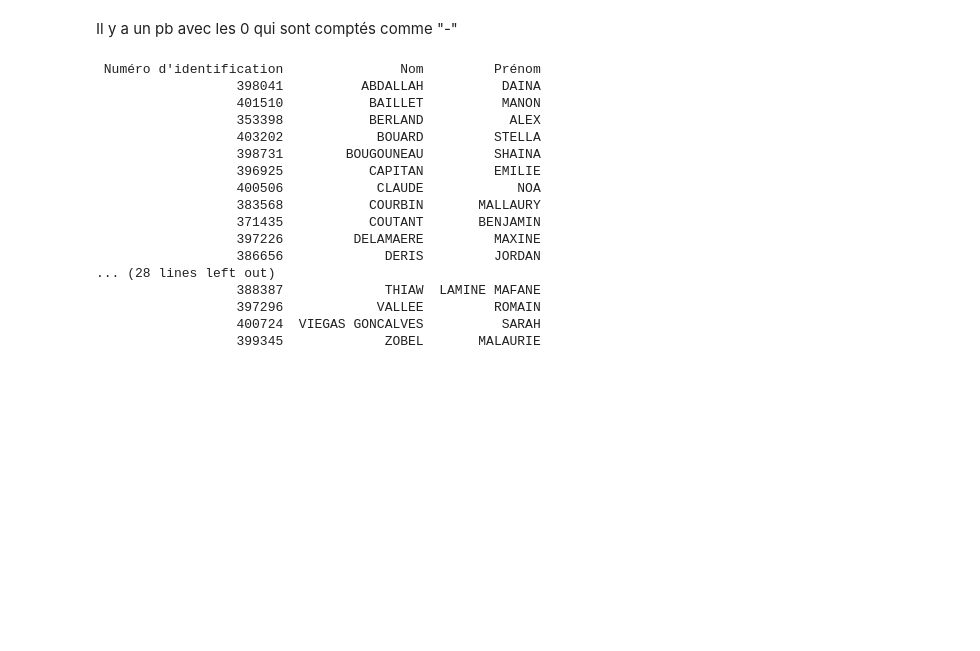
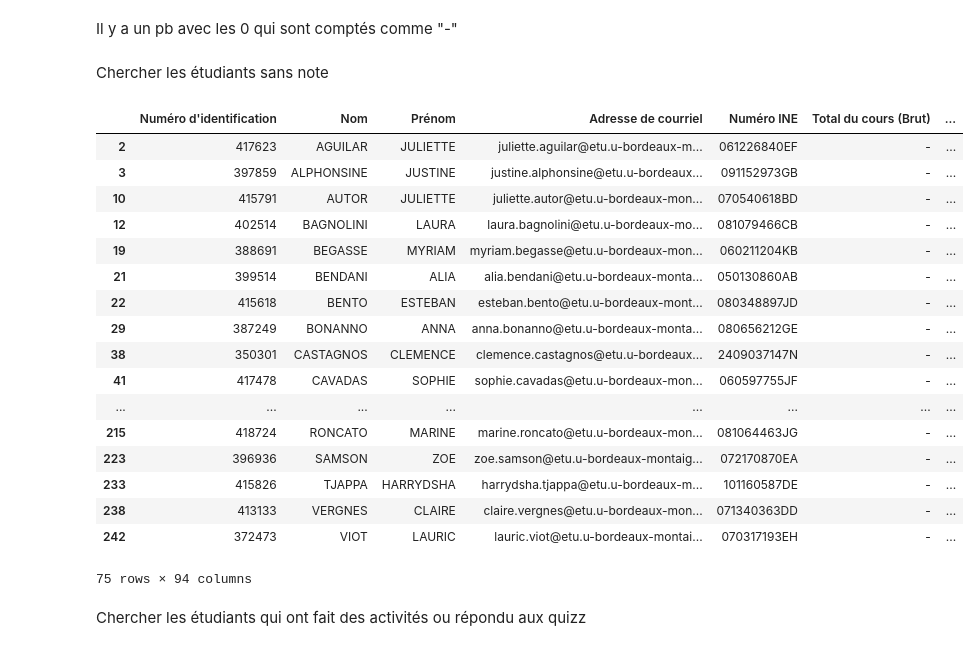
Before and after one commit to gboye/Divers, a Jupyter notebook: Montaigne/EtudiantsActifs-LNS1T2.ipynb, the cells around one changed output. Cells and saved outputs as stored; diff of their text form; code cells hidden in the pictures; blank space fills up the shorter version.

```diff
--- a/Montaigne/EtudiantsActifs-LNS1T2.ipynb
+++ b/Montaigne/EtudiantsActifs-LNS1T2.ipynb
@@ -56,4 +83,26 @@ dfCC
 # %% [markdown]
 Il y a un pb avec les 0 qui sont comptés comme "-"
+# %% [markdown]
+Chercher les étudiants sans note
 # %%
 dfDEF=dfNotes[~((dfCC!="-").any(1))]
+dfDEF
+# %% [output]
+|  | Numéro d'identification | Nom | Prénom | Adresse de courriel | Numéro INE | Total du cours (Brut) | ... |
+| 2 | 417623 | AGUILAR | JULIETTE | juliette.aguilar@etu.u-bordeaux-m... | 061226840EF | - | ... |
+| 3 | 397859 | ALPHONSINE | JUSTINE | justine.alphonsine@etu.u-bordeaux... | 091152973GB | - | ... |
+| 10 | 415791 | AUTOR | JULIETTE | juliette.autor@etu.u-bordeaux-mon... | 070540618BD | - | ... |
+| 12 | 402514 | BAGNOLINI | LAURA | laura.bagnolini@etu.u-bordeaux-mo... | 081079466CB | - | ... |
+| 19 | 388691 | BEGASSE | MYRIAM | myriam.begasse@etu.u-bordeaux-mon... | 060211204KB | - | ... |
+| 21 | 399514 | BENDANI | ALIA | alia.bendani@etu.u-bordeaux-monta... | 050130860AB | - | ... |
+| 22 | 415618 | BENTO | ESTEBAN | esteban.bento@etu.u-bordeaux-mont... | 080348897JD | - | ... |
+| 29 | 387249 | BONANNO | ANNA | anna.bonanno@etu.u-bordeaux-monta... | 080656212GE | - | ... |
+| 38 | 350301 | CASTAGNOS | CLEMENCE | clemence.castagnos@etu.u-bordeaux... | 2409037147N | - | ... |
+| 41 | 417478 | CAVADAS | SOPHIE | sophie.cavadas@etu.u-bordeaux-mon... | 060597755JF | - | ... |
+| ... | ... | ... | ... | ... | ... | ... | ... |
+| 215 | 418724 | RONCATO | MARINE | marine.roncato@etu.u-bordeaux-mon... | 081064463JG | - | ... |
+| 223 | 396936 | SAMSON | ZOE | zoe.samson@etu.u-bordeaux-montaig... | 072170870EA | - | ... |
+| 233 | 415826 | TJAPPA | HARRYDSHA | harrydsha.tjappa@etu.u-bordeaux-m... | 101160587DE | - | ... |
+| 238 | 413133 | VERGNES | CLAIRE | claire.vergnes@etu.u-bordeaux-mon... | 071340363DD | - | ... |
+| 242 | 372473 | VIOT | LAURIC | lauric.viot@etu.u-bordeaux-montai... | 070317193EH | - | ... |
+75 rows × 94 columns
@@ -62,20 +109,5 @@ dfAct=dfDEF.iloc[:,colsActivites]
+# %% [markdown]
+Chercher les étudiants qui ont fait des activités ou répondu aux quizz
 # %%
-print dfDEF[((dfAct!="-").any(1))].iloc[:,0:3].to_string(index=False)
+dfAct=dfDEF.loc[:,actSansNotes]
+actZeros=dfAct[((dfAct!="-").any(1))].index
-# %% [output]
- Numéro d'identification               Nom         Prénom
-                  398041          ABDALLAH          DAINA
-                  401510           BAILLET          MANON
-                  353398           BERLAND           ALEX
-                  403202            BOUARD         STELLA
-                  398731        BOUGOUNEAU         SHAINA
-                  396925           CAPITAN         EMILIE
-                  400506            CLAUDE            NOA
-                  383568           COURBIN       MALLAURY
-                  371435           COUTANT       BENJAMIN
-                  397226         DELAMAERE         MAXINE
-                  386656             DERIS         JORDAN
-... (28 lines left out)
-                  388387             THIAW  LAMINE MAFANE
-                  397296            VALLEE         ROMAIN
-                  400724  VIEGAS GONCALVES          SARAH
-                  399345             ZOBEL       MALAURIE
```
Also changed, not shown: parts of 8 cells of this notebook, 1 other file.
